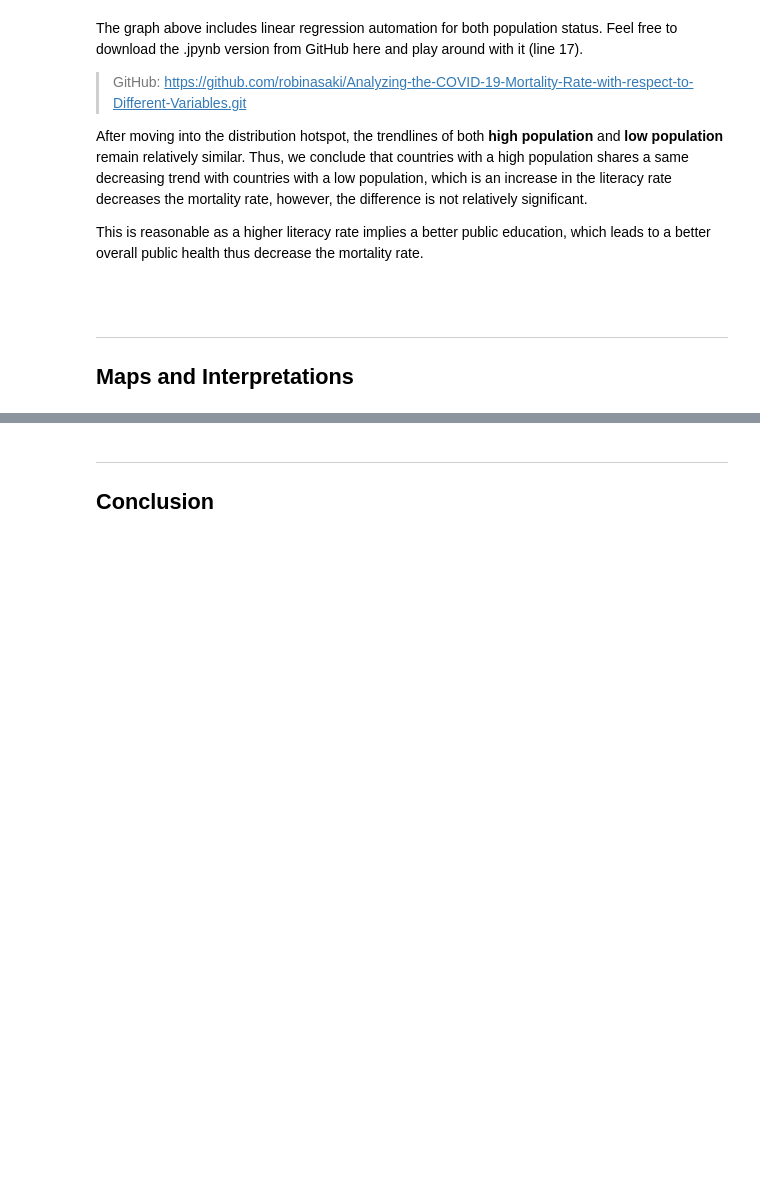
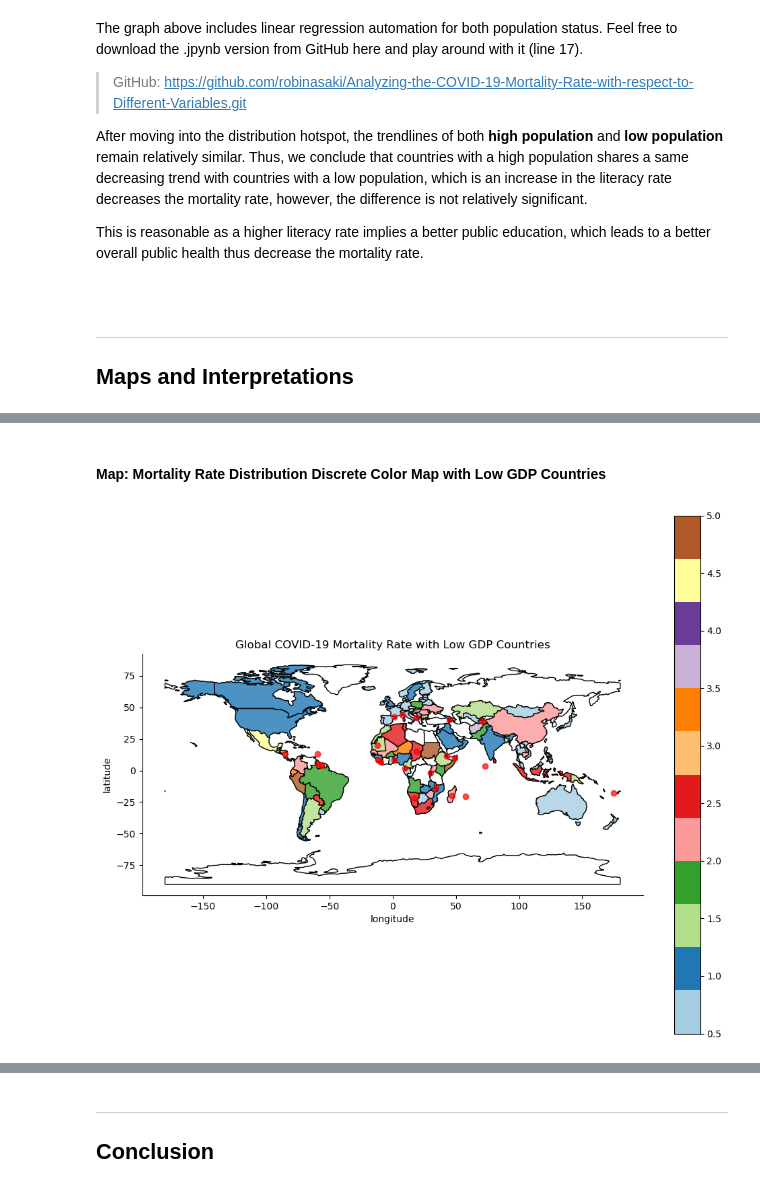
Before and after one commit to robinasaki/Analyzing-the-COVID-19-Mortality-Rate-with-respect-to-Different-Variables, a Jupyter notebook: Analyzing the COVID-19 Mortality Rate with respect to Different Variables.ipynb, the cells around one changed output, grey strips where cells are left out. Drawn from its saved outputs; the diff is of its cells as text; code cells hidden in the pictures; blank space fills up the shorter version.

```diff
--- a/Analyzing the COVID-19 Mortality Rate with respect to Different Variables.ipynb
+++ b/Analyzing the COVID-19 Mortality Rate with respect to Different Variables.ipynb
@@ -1592,0 +1708,33 @@ plt.show()
+# %% [markdown]
+#### Map: Mortality Rate Distribution Discrete Color Map with Low GDP Countries
+# %%
+# setting up the GeoDataFrame
+df = mapping.copy()
+world = gpd.read_file(gpd.datasets.get_path("naturalearth_lowres"))
+geodf = world.merge(df, left_on = 'name', right_on = 'Country', how = 'inner')
+
+# plotting
+fig, gax = plt.subplots(figsize = (12,10))
+world.plot(ax=gax, edgecolor='black',color='white')
+gax.set_xlabel('longitude')
+gax.set_ylabel('latitude')
+gax.spines['top'].set_visible(False)
+gax.spines['right'].set_visible(False)
+geodf.plot(
+    ax=gax, edgecolor='black', column='Mortality Rate (%)', legend=True, cmap='Paired', alpha=0.8,
+    vmin=0.5, vmax=5
+)
+gax.set_title('Global COVID-19 Mortality Rate with Low GDP Countries')
+
+# adding points
+bottom_GDP_25 = mapping.sort_values('GDP').head(45)
+bottom_GDP_25['Coordinates'] = list(zip(bottom_GDP_25.Long, bottom_GDP_25.Lat))
+bottom_GDP_25['Coordinates'] = bottom_GDP_25['Coordinates'].apply(Point)
+# drop the lowest 15 as they are not visible on the map (countries that are too small to see)
+bottom_GDP_25 = bottom_GDP_25.sort_values('GDP').reset_index(drop=True).drop(index=[0,1,2,3,4,5,6,7,8,9,10,11,12,13,14,15,16,17,18,19,20]).reset_index(drop=True)
+bottom_GDP_25 = bottom_GDP_25.head(25)
+gdf_b25 = gpd.GeoDataFrame(bottom_GDP_25, geometry="Coordinates")
+gdf_b25.plot(ax=gax, color='r',alpha=0.7)
+plt.show()
+# %% [output]
+[figure, added]
```
Also changed, not shown: parts of 20 cells of this notebook.
